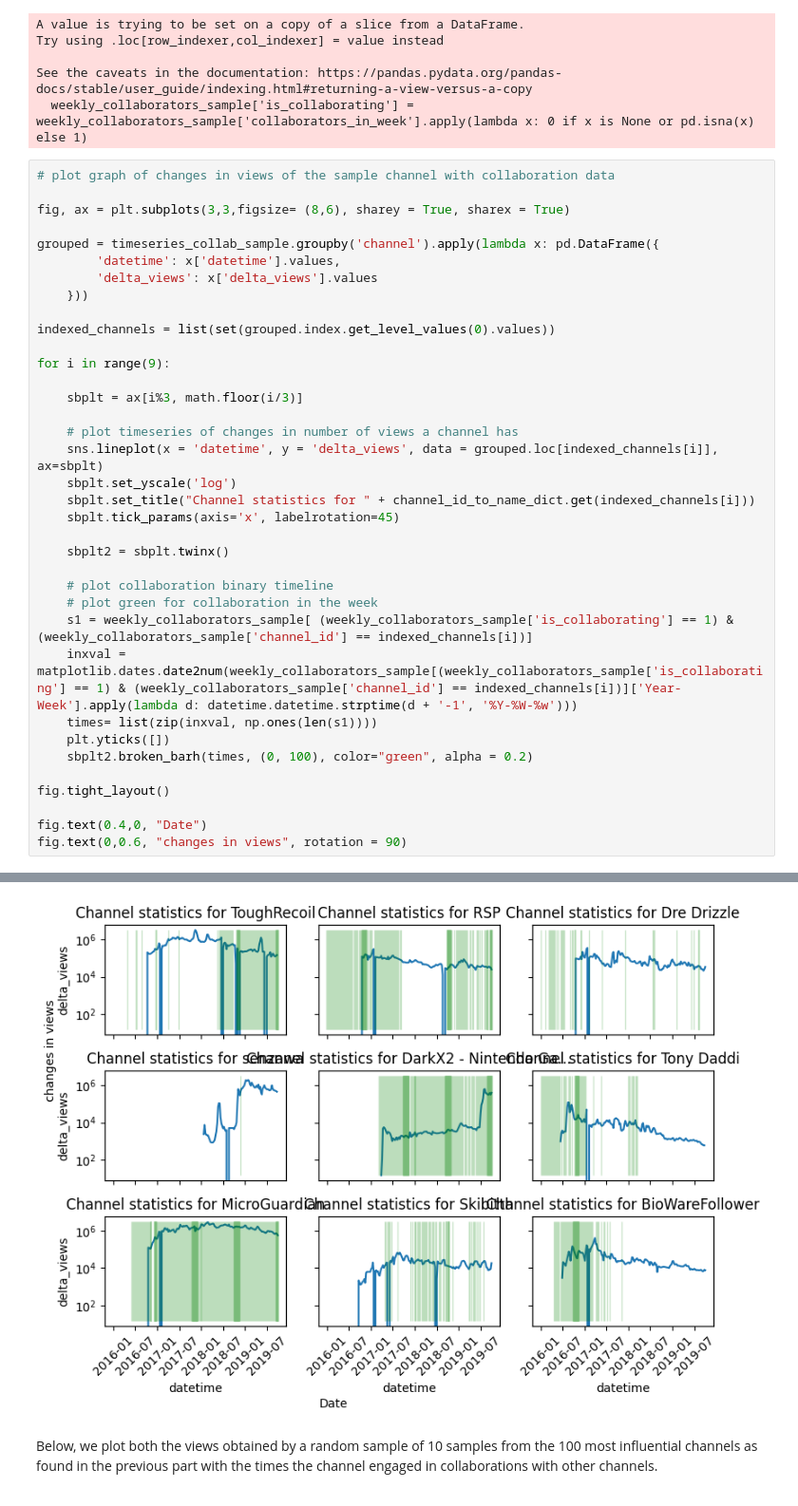
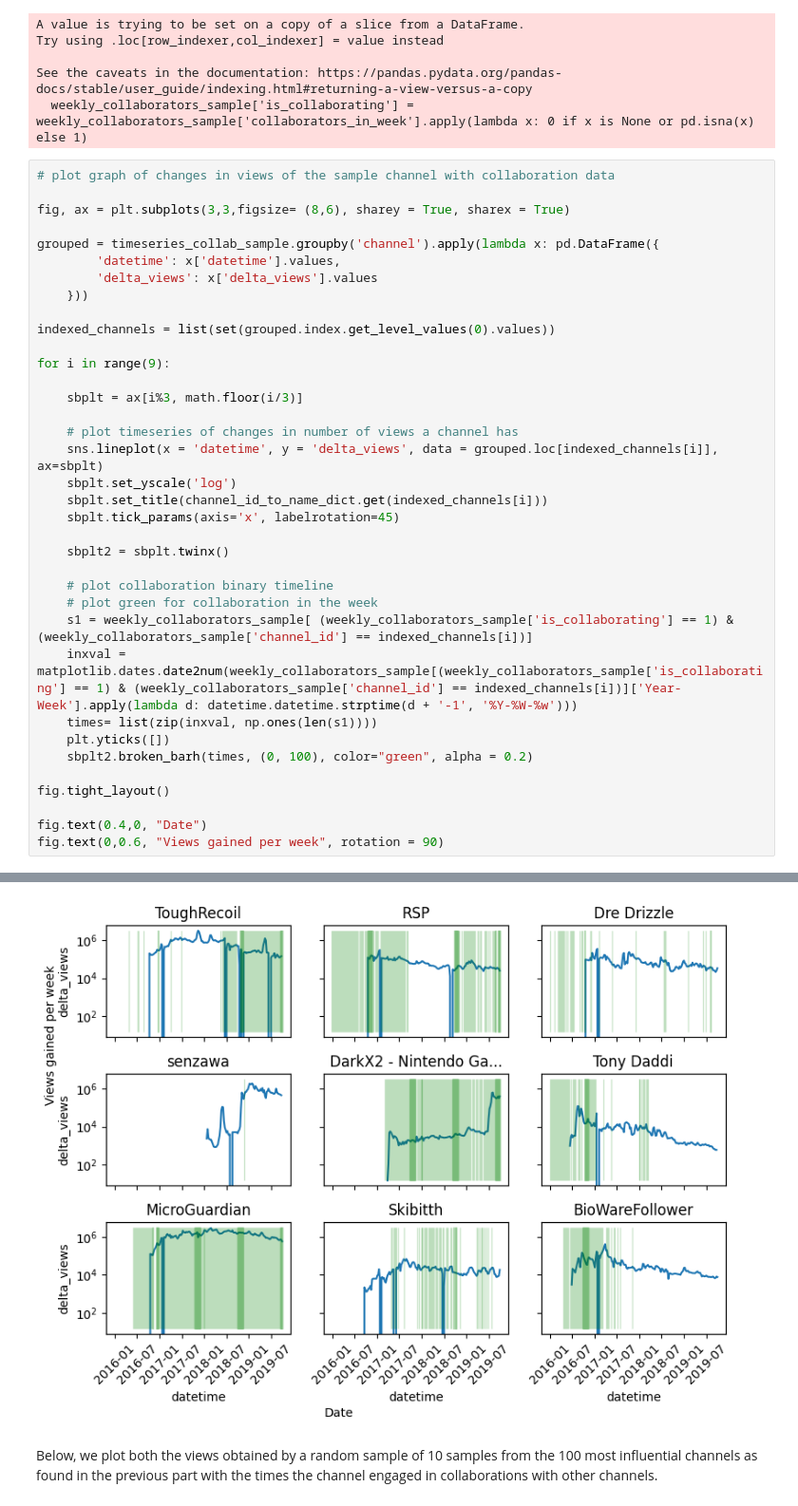
Before and after one commit to epfl-ada/ada-2023-project-adacadabra, a Jupyter notebook: Research q 4.ipynb, the cells around one changed output, grey strips where cells are left out. Shown at 95% size. Drawn from its saved outputs; the diff is of its cells as text.

Commit message:
add axis labels and diagram titles

```diff
--- a/Research q 4.ipynb
+++ b/Research q 4.ipynb
@@ -292,7 +300,7 @@ for i in range(9):
     # plot timeseries of changes in number of views a channel has
     sns.lineplot(x = 'datetime', y = 'delta_views', data = grouped.loc[indexed_channels[i]], ax=sbplt)
     sbplt.set_yscale('log')
-    sbplt.set_title("Channel statistics for " + channel_id_to_name_dict.get(indexed_channels[i]))
+    sbplt.set_title(channel_id_to_name_dict.get(indexed_channels[i]))
     sbplt.tick_params(axis='x', labelrotation=45)
 
     sbplt2 = sbplt.twinx()
@@ -308,5 +316,5 @@ for i in range(9):
 fig.tight_layout()
 
 fig.text(0.4,0, "Date")
-fig.text(0,0.6, "changes in views", rotation = 90)
+fig.text(0,0.6, "Views gained per week", rotation = 90)
 # %% [output]
@@ -314,4 +322,4 @@ Text(0, 0.6, 'changes in views')
-[figure, old version]
+[figure, new version]
 # %% [markdown]
 Below, we plot both the views obtained by a random sample of 10 samples from the 100 most influential channels as found in the previous part with the times the channel engaged in collaborations with other channels.
 # %%
```
Also changed, not shown: parts of 6 cells of this notebook.
